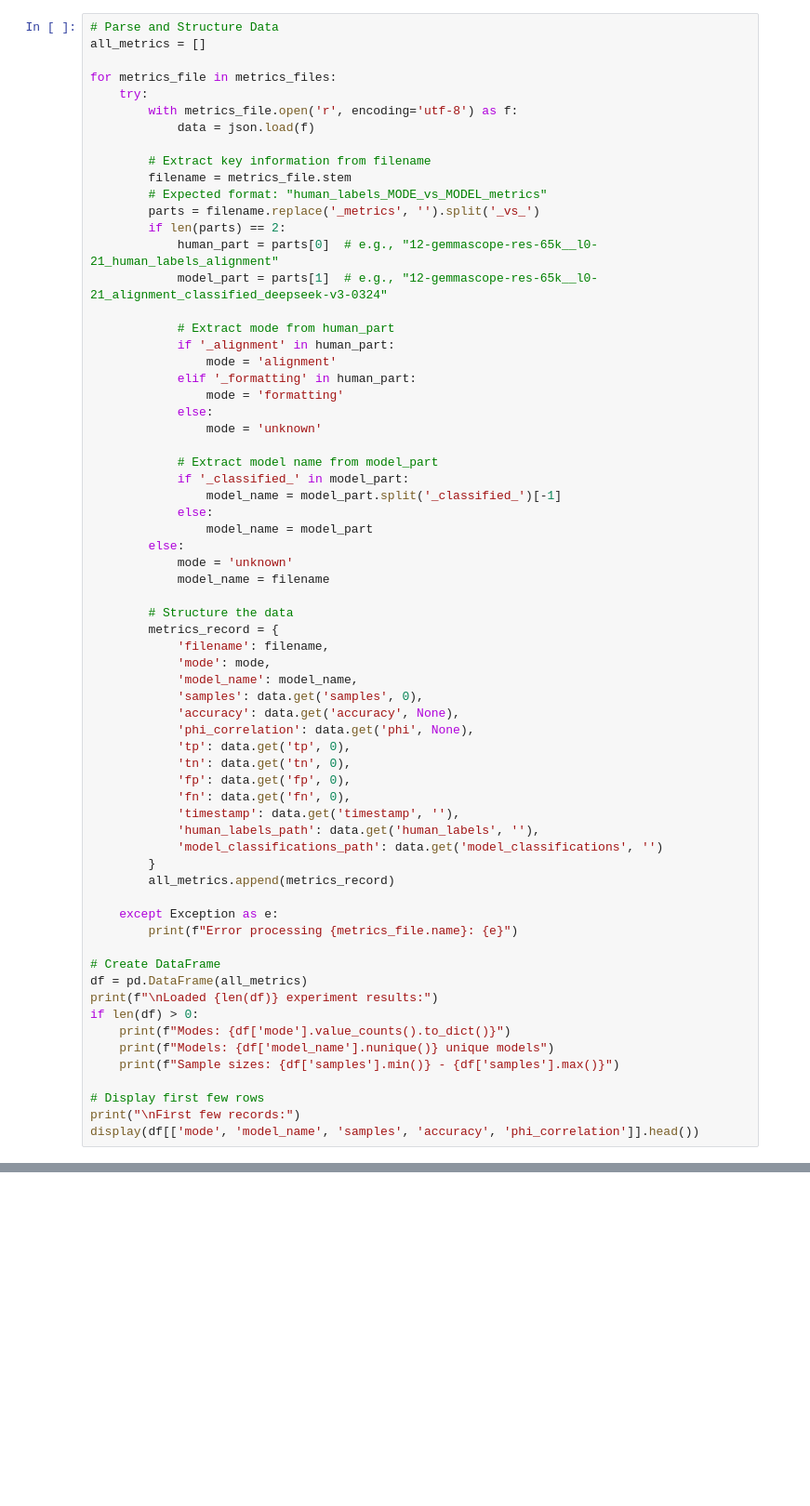
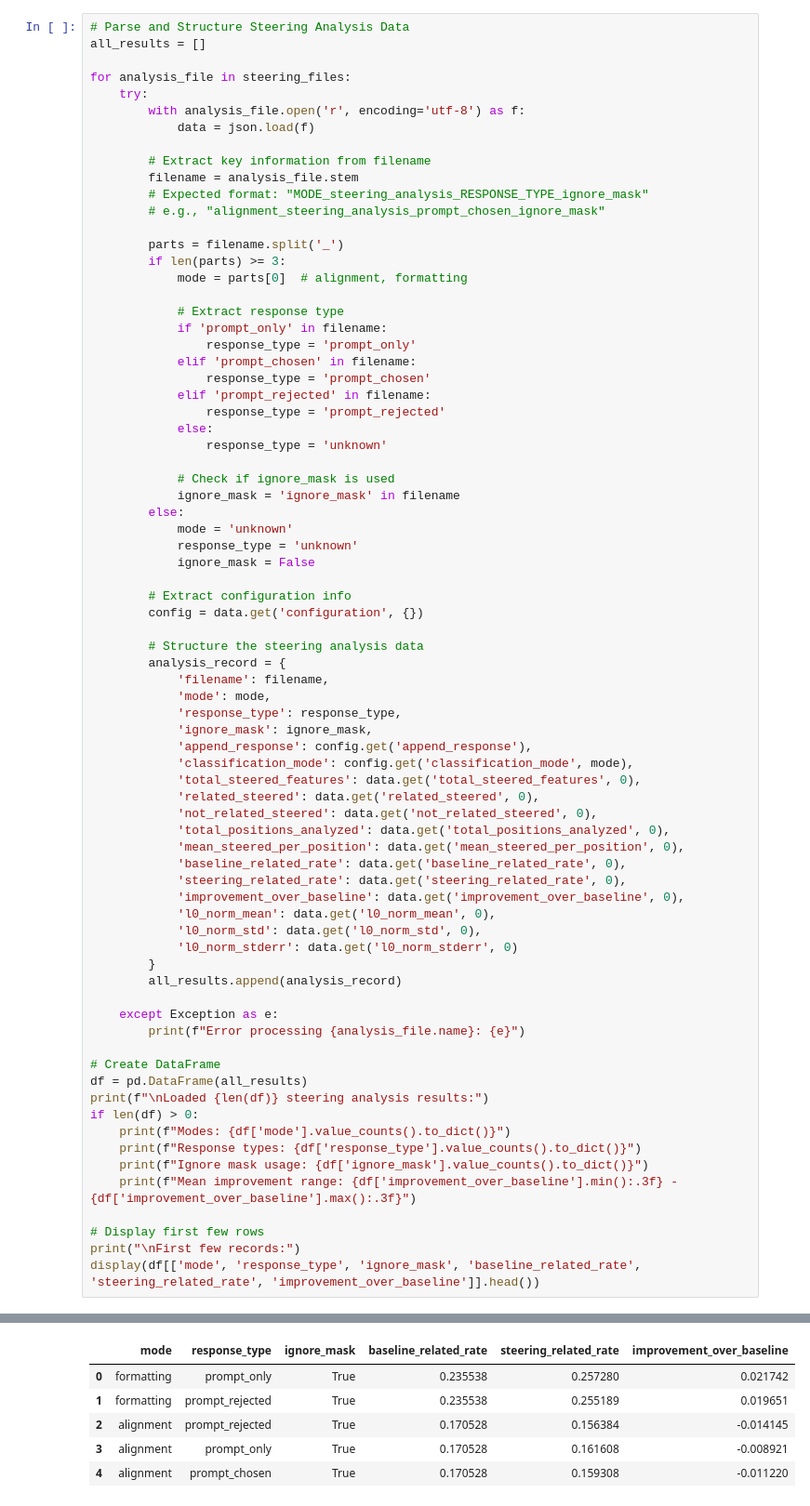
Before and after one commit to Jazhyc/feature-steering-RL, a Jupyter notebook: notebooks/steering_analysis_results.ipynb, the cells around one changed output, grey strips where cells are left out. Shown at 93% size. Saved outputs shown, nothing was run; the diff lists cells and outputs as text; blank space fills up the shorter version.

```diff
--- a/notebooks/steering_analysis_results.ipynb
+++ b/notebooks/steering_analysis_results.ipynb
@@ -45,66 +59,76 @@ else:
 # %%
-# Parse and Structure Data
-all_metrics = []
+# Parse and Structure Steering Analysis Data
+all_results = []
 
-for metrics_file in metrics_files:
+for analysis_file in steering_files:
     try:
-        with metrics_file.open('r', encoding='utf-8') as f:
+        with analysis_file.open('r', encoding='utf-8') as f:
             data = json.load(f)
 
         # Extract key information from filename
-        filename = metrics_file.stem
-        # Expected format: "human_labels_MODE_vs_MODEL_metrics"
-        parts = filename.replace('_metrics', '').split('_vs_')
-        if len(parts) == 2:
-            human_part = parts[0]  # e.g., "12-gemmascope-res-65k__l0-21_human_labels_alignment"
-            model_part = parts[1]  # e.g., "12-gemmascope-res-65k__l0-21_alignment_classified_deepseek-v3-0324"
+        filename = analysis_file.stem
+        # Expected format: "MODE_steering_analysis_RESPONSE_TYPE_ignore_mask"
+        # e.g., "alignment_steering_analysis_prompt_chosen_ignore_mask"
 
-            # Extract mode from human_part
-            if '_alignment' in human_part:
-                mode = 'alignment'
-            elif '_formatting' in human_part:
-                mode = 'formatting'
+        parts = filename.split('_')
+        if len(parts) >= 3:
+            mode = parts[0]  # alignment, formatting
+
+            # Extract response type
+            if 'prompt_only' in filename:
+                response_type = 'prompt_only'
+            elif 'prompt_chosen' in filename:
+                response_type = 'prompt_chosen'
+            elif 'prompt_rejected' in filename:
+                response_type = 'prompt_rejected'
             else:
-                mode = 'unknown'
+                response_type = 'unknown'
 
-            # Extract model name from model_part
-            if '_classified_' in model_part:
-                model_name = model_part.split('_classified_')[-1]
-            else:
-                model_name = model_part
+            # Check if ignore_mask is used
+            ignore_mask = 'ignore_mask' in filename
         else:
             mode = 'unknown'
-            model_name = filename
+            response_type = 'unknown'
+            ignore_mask = False
 
-        # Structure the data
-        metrics_record = {
+        # Extract configuration info
+        config = data.get('configuration', {})
+
+        # Structure the steering analysis data
+        analysis_record = {
             'filename': filename,
             'mode': mode,
-            'model_name': model_name,
-            'samples': data.get('samples', 0),
-            'accuracy': data.get('accuracy', None),
-            'phi_correlation': data.get('phi', None),
-            'tp': data.get('tp', 0),
-            'tn': data.get('tn', 0),
-            'fp': data.get('fp', 0),
-            'fn': data.get('fn', 0),
-            'timestamp': data.get('timestamp', ''),
-            'human_labels_path': data.get('human_labels', ''),
-            'model_classifications_path': data.get('model_classifications', '')
+            'response_type': response_type,
+            'ignore_mask': ignore_mask,
+            'append_response': config.get('append_response'),
+            'classification_mode': config.get('classification_mode', mode),
+            'total_steered_features': data.get('total_steered_features', 0),
+            'related_steered': data.get('related_steered', 0),
+            'not_related_steered': data.get('not_related_steered', 0),
+            'total_positions_analyzed': data.get('total_positions_analyzed', 0),
+            'mean_steered_per_position': data.get('mean_steered_per_position', 0),
+            'baseline_related_rate': data.get('baseline_related_rate', 0),
+            'steering_related_rate': data.get('steering_related_rate', 0),
+            'improvement_over_baseline': data.get('improvement_over_baseline', 0),
+            'l0_norm_mean': data.get('l0_norm_mean', 0),
+            'l0_norm_std': data.get('l0_norm_std', 0),
+            'l0_norm_stderr': data.get('l0_norm_stderr', 0)
         }
-        all_metrics.append(metrics_record)
+        all_results.append(analysis_record)
 
     except Exception as e:
-        print(f"Error processing {metrics_file.name}: {e}")
+        print(f"Error processing {analysis_file.name}: {e}")
 
 # Create DataFrame
-df = pd.DataFrame(all_metrics)
-print(f"\nLoaded {len(df)} experiment results:")
+df = pd.DataFrame(all_results)
+print(f"\nLoaded {len(df)} steering analysis results:")
 if len(df) > 0:
     print(f"Modes: {df['mode'].value_counts().to_dict()}")
-    print(f"Models: {df['model_name'].nunique()} unique models")
-    print(f"Sample sizes: {df['samples'].min()} - {df['samples'].max()}")
+    print(f"Response types: {df['response_type'].value_counts().to_dict()}")
+    print(f"Ignore mask usage: {df['ignore_mask'].value_counts().to_dict()}")
+    print(f"Mean improvement range: {df['improvement_over_baseline'].min():.3f} - {df['improvement_over_baseline'].max():.3f}")
 
 # Display first few rows
 print("\nFirst few records:")
-display(df[['mode', 'model_name', 'samples', 'accuracy', 'phi_correlation']].head())
+display(df[['mode', 'response_type', 'ignore_mask', 'baseline_related_rate', 'steering_related_rate', 'improvement_over_baseline']].head())
+# %% [output]
@@ -111 +142,7 @@ display(df[['mode', 'model_name', 'samples', 'accuracy', 'phi_correlation']].hea
+|  | mode | response_type | ignore_mask | baseline_related_rate | steering_related_rate | improvement_over_baseline |
+| 0 | formatting | prompt_only | True | 0.235538 | 0.257280 | 0.021742 |
+| 1 | formatting | prompt_rejected | True | 0.235538 | 0.255189 | 0.019651 |
+| 2 | alignment | prompt_rejected | True | 0.170528 | 0.156384 | -0.014145 |
+| 3 | alignment | prompt_only | True | 0.170528 | 0.161608 | -0.008921 |
+| 4 | alignment | prompt_chosen | True | 0.170528 | 0.159308 | -0.011220 |
 # %%
```
Also changed, not shown: parts of 8 cells of this notebook, 1 other file.
